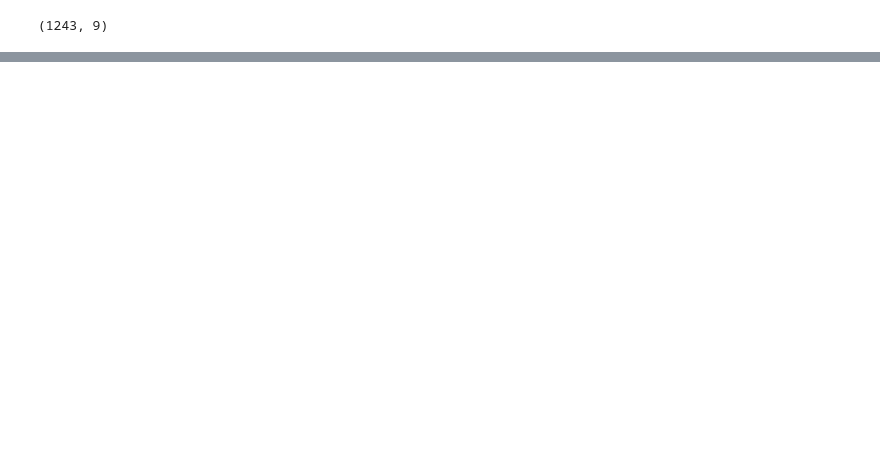
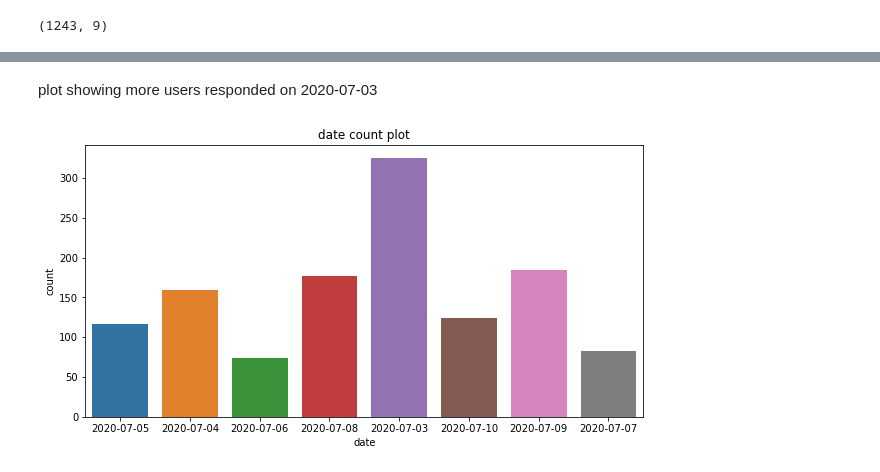
Before and after one commit to bezawitalemyimer/10xAc, a Jupyter notebook: week2_Adcampaign/notebooks/add_campaign.ipynb, the cells around one changed output, grey strips where cells are left out. Drawn from its saved outputs; the diff is of its cells as text; code cells hidden in the pictures; blank space fills up the shorter version.

```diff
--- a/week2_Adcampaign/notebooks/add_campaign.ipynb
+++ b/week2_Adcampaign/notebooks/add_campaign.ipynb
@@ -73,0 +151,6 @@ answered.nunique()
+# %%
+def count_plot(variable):
+    sns.countplot(x=variable, data=answered)
+
+def bar_plot(variable):
+    sns.barplot(y=variable, x='yes', data=answered, orient='h')
@@ -73,0 +174,9 @@ answered.nunique()
+# %% [markdown]
+plot showing more users responded on 2020-07-03
+# %%
+#plot value date
+plt.figure(figsize=(12, 6))
+plt.title("date count plot")
+count_plot( "date")
+# %% [output]
+[figure, added]
```
Also changed, not shown: parts of 19 cells of this notebook.
